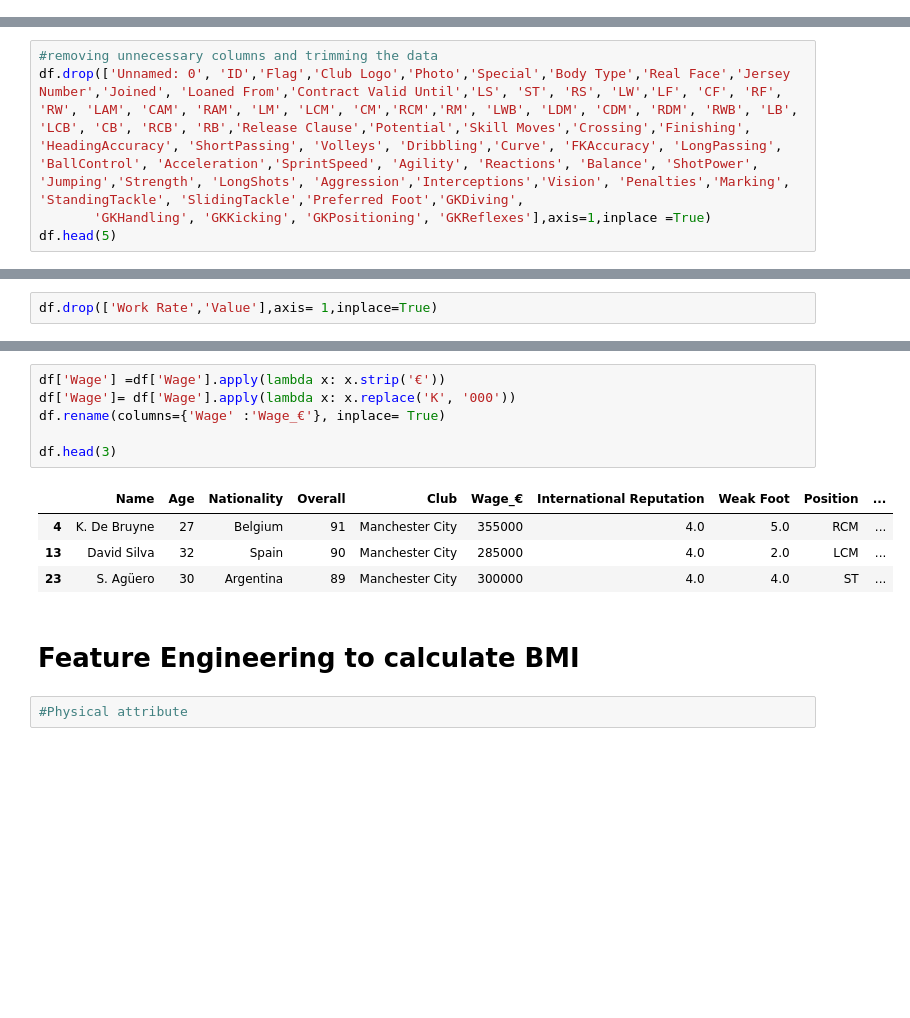
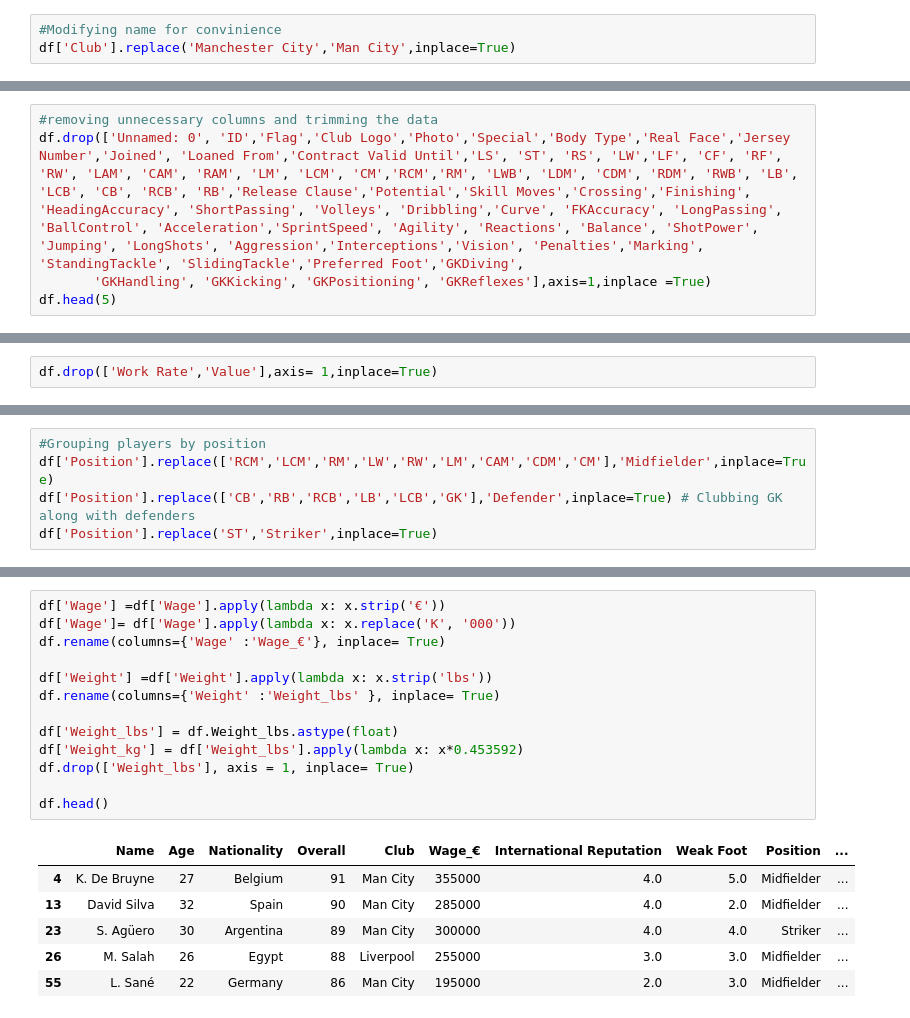
Before and after one commit to barunkalita/Data-Analysis-and-Visualization, a Jupyter notebook: FootballAnalysis.ipynb, the cells around one changed output, grey strips where cells are left out. Cells and saved outputs as stored; diff of their text form; blank space fills up the shorter version.

```diff
--- a/FootballAnalysis.ipynb
+++ b/FootballAnalysis.ipynb
@@ -55,3 +29,6 @@ df.head()
+# %%
+#Modifying name for convinience
+df['Club'].replace('Manchester City','Man City',inplace=True)
 # %%
 #Checking the columns names in dataframe to determine which columns will be required to achieve the objective of the project
 df.columns
@@ -75,7 +52,7 @@ Index(['Unnamed: 0', 'ID', 'Name', 'Age', 'Photo', 'Nationality', 'Flag',
 # %%
 #removing unnecessary columns and trimming the data
 df.drop(['Unnamed: 0', 'ID','Flag','Club Logo','Photo','Special','Body Type','Real Face','Jersey Number','Joined', 'Loaned From','Contract Valid Until','LS', 'ST', 'RS', 'LW','LF', 'CF', 'RF', 'RW', 'LAM', 'CAM', 'RAM', 'LM', 'LCM', 'CM','RCM','RM', 'LWB', 'LDM', 'CDM', 'RDM', 'RWB', 'LB', 'LCB', 'CB', 'RCB', 'RB','Release Clause','Potential','Skill Moves','Crossing','Finishing', 'HeadingAccuracy', 'ShortPassing', 'Volleys', 'Dribbling','Curve', 'FKAccuracy', 'LongPassing', 'BallControl', 'Acceleration','SprintSpeed', 'Agility', 'Reactions', 'Balance', 'ShotPower',
-'Jumping','Strength', 'LongShots', 'Aggression','Interceptions','Vision', 'Penalties','Marking', 'StandingTackle', 'SlidingTackle','Preferred Foot','GKDiving',
+'Jumping', 'LongShots', 'Aggression','Interceptions','Vision', 'Penalties','Marking', 'StandingTackle', 'SlidingTackle','Preferred Foot','GKDiving',
        'GKHandling', 'GKKicking', 'GKPositioning', 'GKReflexes'],axis=1,inplace =True)
 df.head(5)
 # %% [output]
@@ -115,0 +79,5 @@ df.head(3)
+# %%
+#Grouping players by position
+df['Position'].replace(['RCM','LCM','RM','LW','RW','LM','CAM','CDM','CM'],'Midfielder',inplace=True)
+df['Position'].replace(['CB','RB','RCB','LB','LCB','GK'],'Defender',inplace=True) # Clubbing GK along with defenders
+df['Position'].replace('ST','Striker',inplace=True)
@@ -116,15 +116,20 @@ df.head(3)
 # %%
 df['Wage'] =df['Wage'].apply(lambda x: x.strip('€'))
 df['Wage']= df['Wage'].apply(lambda x: x.replace('K', '000'))
 df.rename(columns={'Wage' :'Wage_€'}, inplace= True)
 
-df.head(3)
+df['Weight'] =df['Weight'].apply(lambda x: x.strip('lbs'))
+df.rename(columns={'Weight' :'Weight_lbs' }, inplace= True)
+
+df['Weight_lbs'] = df.Weight_lbs.astype(float)
+df['Weight_kg'] = df['Weight_lbs'].apply(lambda x: x*0.453592)
+df.drop(['Weight_lbs'], axis = 1, inplace= True)
+
+df.head()
 # %% [output]
 |  | Name | Age | Nationality | Overall | Club | Wage_€ | International Reputation | Weak Foot | Position | ... |
-| 4 | K. De Bruyne | 27 | Belgium | 91 | Manchester City | 355000 | 4.0 | 5.0 | RCM | ... |
-| 13 | David Silva | 32 | Spain | 90 | Manchester City | 285000 | 4.0 | 2.0 | LCM | ... |
-| 23 | S. Agüero | 30 | Argentina | 89 | Manchester City | 300000 | 4.0 | 4.0 | ST | ... |
+| 4 | K. De Bruyne | 27 | Belgium | 91 | Man City | 355000 | 4.0 | 5.0 | Midfielder | ... |
+| 13 | David Silva | 32 | Spain | 90 | Man City | 285000 | 4.0 | 2.0 | Midfielder | ... |
+| 23 | S. Agüero | 30 | Argentina | 89 | Man City | 300000 | 4.0 | 4.0 | Striker | ... |
+| 26 | M. Salah | 26 | Egypt | 88 | Liverpool | 255000 | 3.0 | 3.0 | Midfielder | ... |
+| 55 | L. Sané | 22 | Germany | 86 | Man City | 195000 | 2.0 | 3.0 | Midfielder | ... |
-# %% [markdown]
-# Feature Engineering to calculate BMI
-# %%
-#Physical attribute
```
Also changed, not shown: parts of 38 cells of this notebook, 1 other file.
